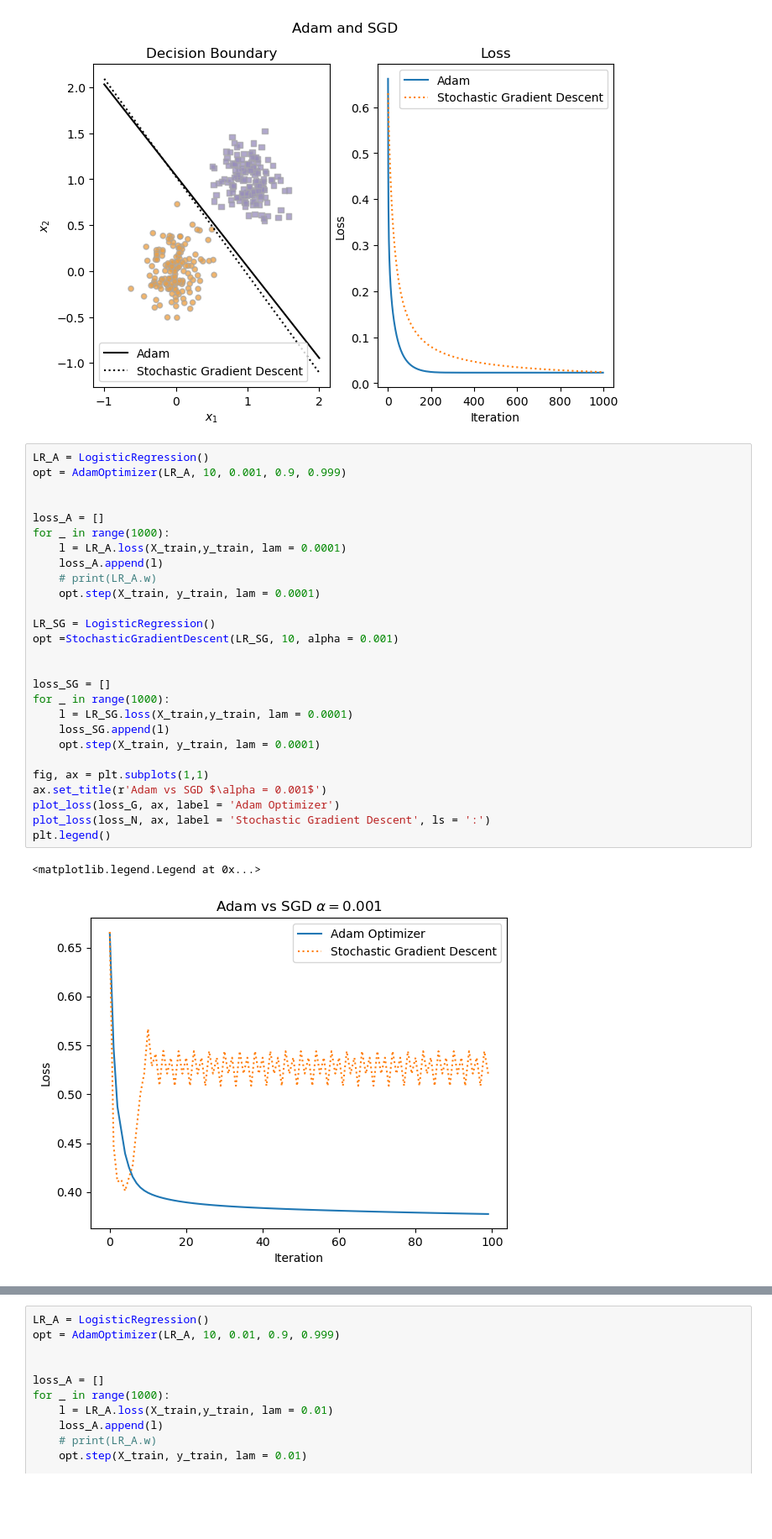
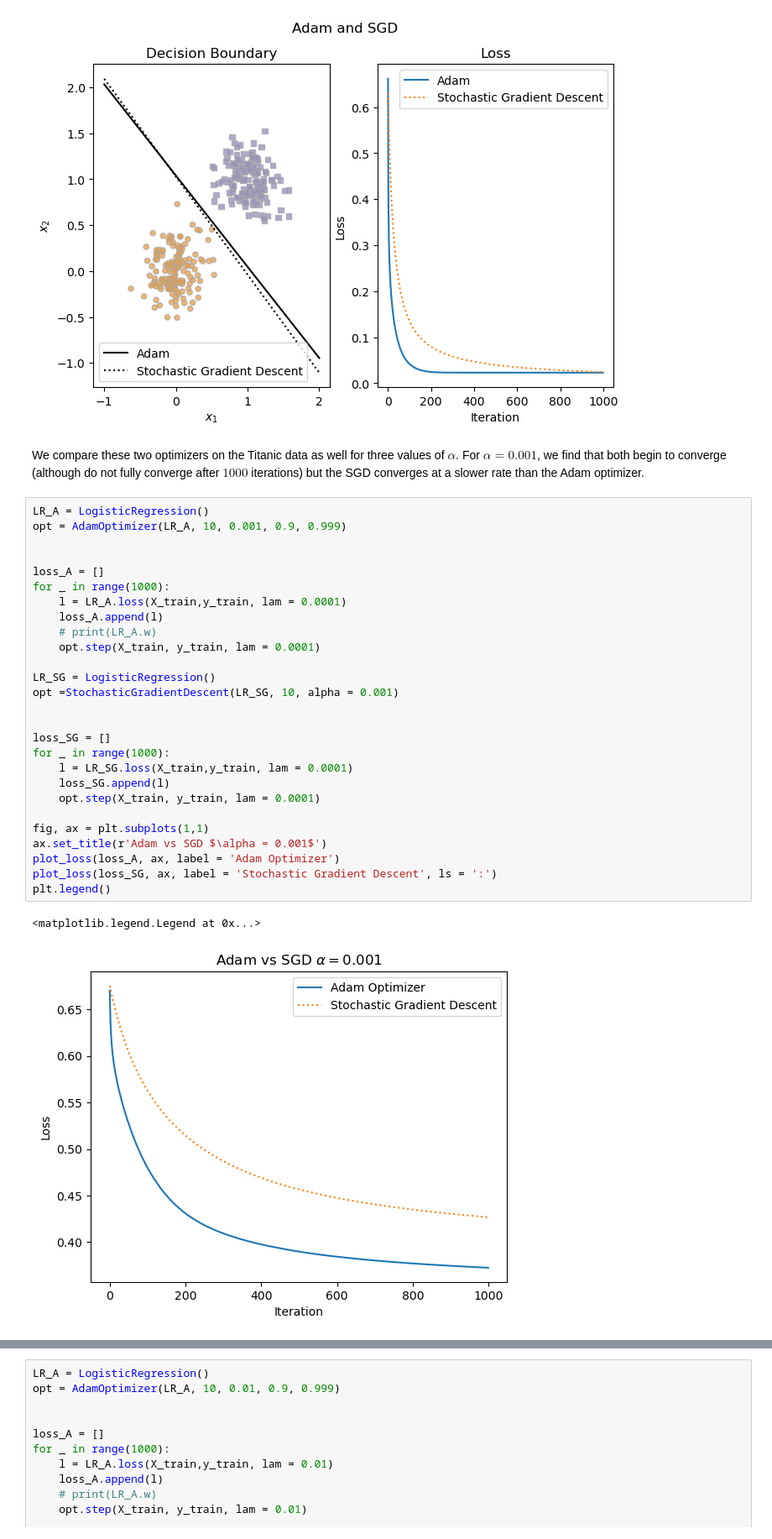
Before and after one commit to omar-armbruster/omar-armbruster.github.io, a Jupyter notebook: posts/advanced-optimization/index.ipynb, the cells around one changed output, grey strips where cells are left out. Shown: that part at 84% size. Cells and saved outputs as stored; diff of their text form; blank space fills up the shorter version.

```diff
--- a/posts/advanced-optimization/index.ipynb
+++ b/posts/advanced-optimization/index.ipynb
@@ -232,33 +254,35 @@ ax[1].legend()
 # %% [output]
 <matplotlib.legend.Legend at 0x...>
 [figure]
+# %% [markdown]
+We compare these two optimizers on the Titanic data as well for three values of $\alpha$. For $\alpha = 0.001$, we find that both begin to converge (although do not fully converge after $1000$ iterations) but the SGD converges at a slower rate than the Adam optimizer.
 # %%
 LR_A = LogisticRegression()
 opt = AdamOptimizer(LR_A, 10, 0.001, 0.9, 0.999)
 
 
 loss_A = []
 for _ in range(1000):
     l = LR_A.loss(X_train,y_train, lam = 0.0001)
     loss_A.append(l)
     # print(LR_A.w)
     opt.step(X_train, y_train, lam = 0.0001)
 
 LR_SG = LogisticRegression()
 opt =StochasticGradientDescent(LR_SG, 10, alpha = 0.001)
 
 
 loss_SG = []
 for _ in range(1000):
     l = LR_SG.loss(X_train,y_train, lam = 0.0001)
     loss_SG.append(l)
     opt.step(X_train, y_train, lam = 0.0001)
 
 fig, ax = plt.subplots(1,1)
 ax.set_title(r'Adam vs SGD $\alpha = 0.001$')
-plot_loss(loss_G, ax, label = 'Adam Optimizer')
-plot_loss(loss_N, ax, label = 'Stochastic Gradient Descent', ls = ':')
+plot_loss(loss_A, ax, label = 'Adam Optimizer')
+plot_loss(loss_SG, ax, label = 'Stochastic Gradient Descent', ls = ':')
 plt.legend()
 # %% [output]
 <matplotlib.legend.Legend at 0x...>
-[figure, old version]
+[figure, new version]
```
Also changed, not shown: parts of 22 cells of this notebook, 11 other files.
